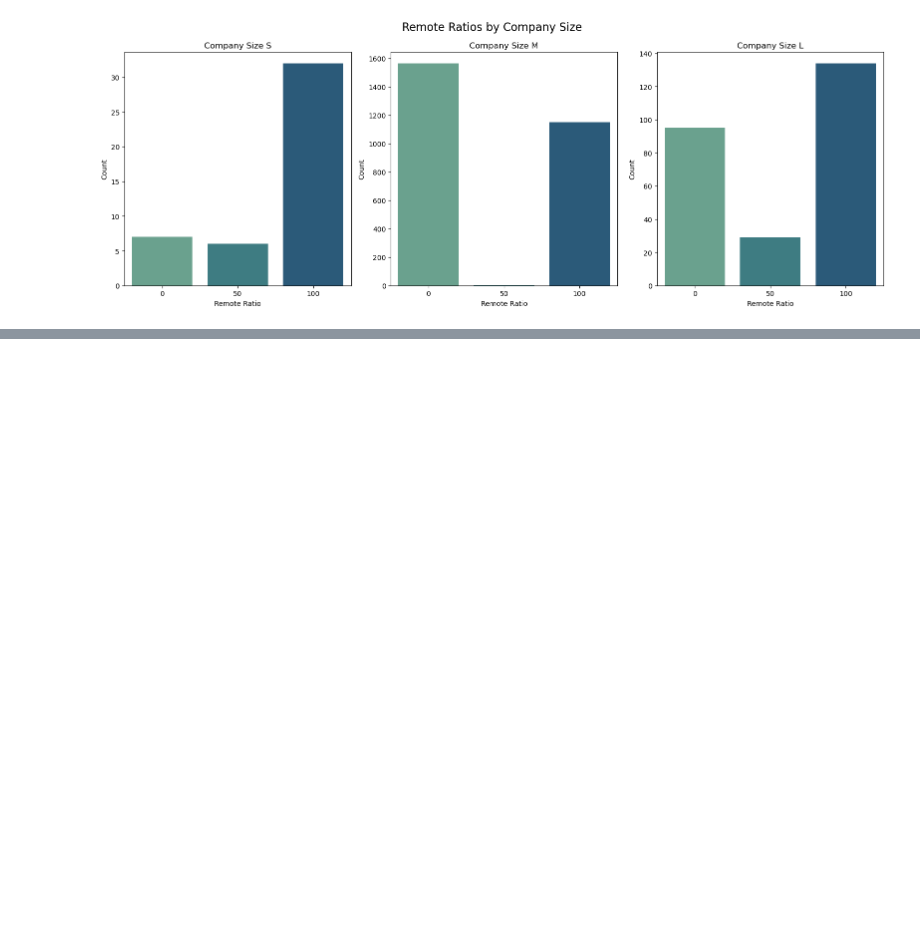
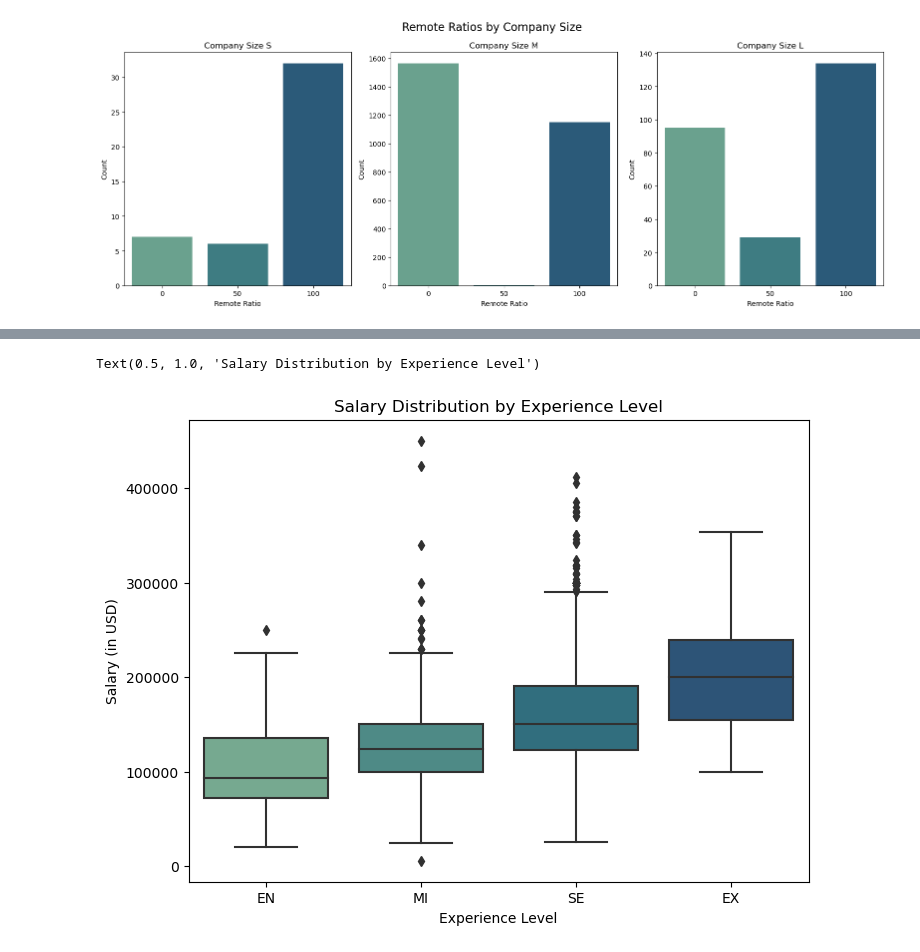
Before and after one commit to joshlynj/ds_salaries, a Jupyter notebook: notebooks/eda.ipynb, the cells around one changed output, grey strips where cells are left out. Cells and saved outputs as stored; diff of their text form; code cells hidden in the pictures; blank space fills up the shorter version.

Commit message:
added graph to show salary distrubition based on experience level

```diff
--- a/notebooks/eda.ipynb
+++ b/notebooks/eda.ipynb
@@ -427,0 +422,3 @@ for col1 in corr_matrix.columns:
+# %%
+exp_df = us_ft_df[['experience_level',"salary_in_usd","job_title"]].sort_values(by='salary_in_usd', ascending=False)
+display(exp_df)
@@ -427,0 +439,12 @@ for col1 in corr_matrix.columns:
+# %%
+fig, ax = plt.subplots(figsize=(8, 6))
+order = ['EN', 'MI', 'SE', 'EX']
+
+sns.boxplot(x='experience_level', y='salary_in_usd', data=exp_df, order= order, ax=ax, palette="crest")
+
+ax.set_xlabel('Experience Level')
+ax.set_ylabel('Salary (in USD)')
+ax.set_title('Salary Distribution by Experience Level')
+# %% [output]
+Text(0.5, 1.0, 'Salary Distribution by Experience Level')
+[figure, added]
```
Also changed, not shown: parts of 4 cells of this notebook.
